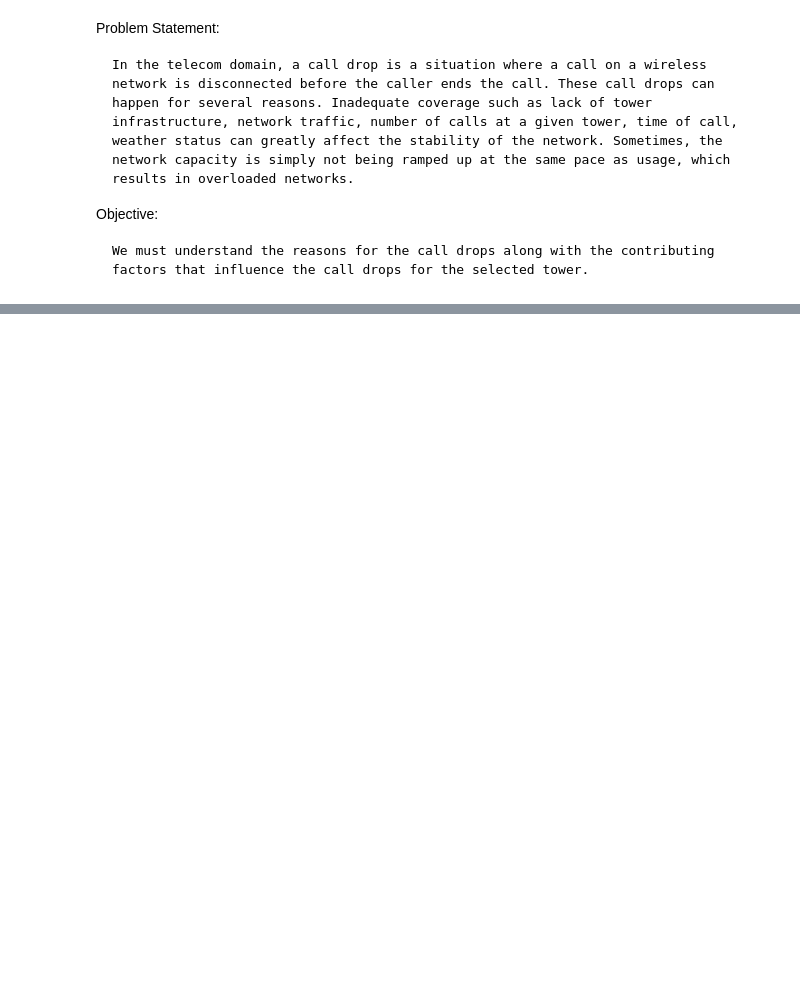
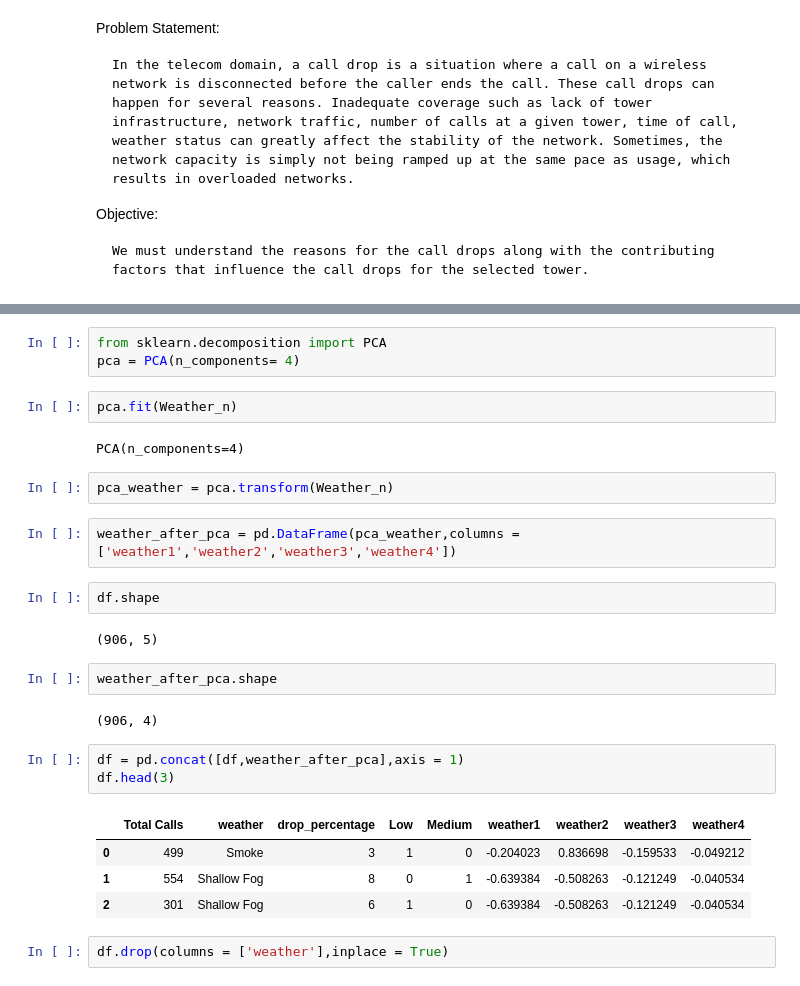
Before and after one commit to syedkhundmir99/Projects, a Jupyter notebook: Telecom Call Drop.ipynb, the cells around one changed output, grey strips where cells are left out. Saved outputs shown, nothing was run; the diff lists cells and outputs as text; blank space fills up the shorter version.

```diff
--- a/Telecom Call Drop.ipynb
+++ b/Telecom Call Drop.ipynb
@@ -352,0 +139,29 @@ Cross Validation Score is 0.9105504363174189
+# %%
+from sklearn.decomposition import PCA
+pca = PCA(n_components= 4)
+# %%
+pca.fit(Weather_n)
+# %% [output]
+PCA(n_components=4)
+# %%
+pca_weather = pca.transform(Weather_n)
+# %%
+weather_after_pca = pd.DataFrame(pca_weather,columns = ['weather1','weather2','weather3','weather4'])
+# %%
+df.shape
+# %% [output]
+(906, 5)
+# %%
+weather_after_pca.shape
+# %% [output]
+(906, 4)
+# %%
+df = pd.concat([df,weather_after_pca],axis = 1)
+df.head(3)
+# %% [output]
+|  | Total Calls | weather | drop_percentage | Low | Medium | weather1 | weather2 | weather3 | weather4 |
+| 0 | 499 | Smoke | 3 | 1 | 0 | -0.204023 | 0.836698 | -0.159533 | -0.049212 |
+| 1 | 554 | Shallow Fog | 8 | 0 | 1 | -0.639384 | -0.508263 | -0.121249 | -0.040534 |
+| 2 | 301 | Shallow Fog | 6 | 1 | 0 | -0.639384 | -0.508263 | -0.121249 | -0.040534 |
+# %%
+df.drop(columns = ['weather'],inplace = True)
```
Also changed, not shown: parts of 124 cells of this notebook.
